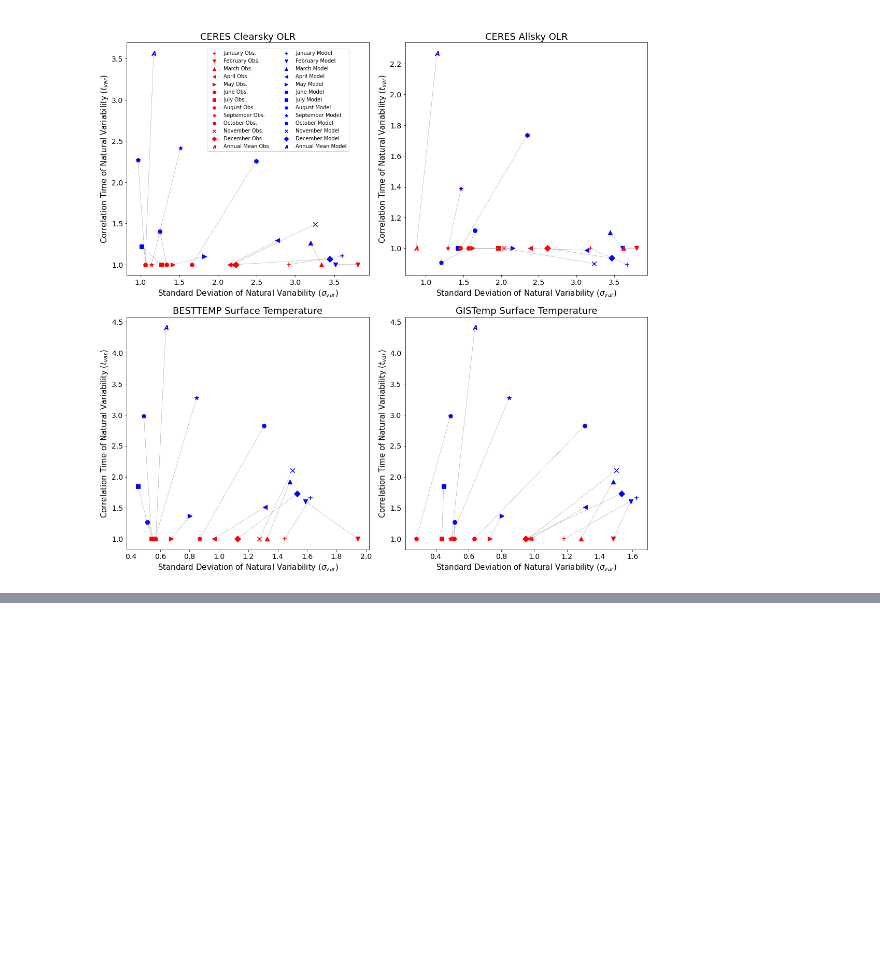
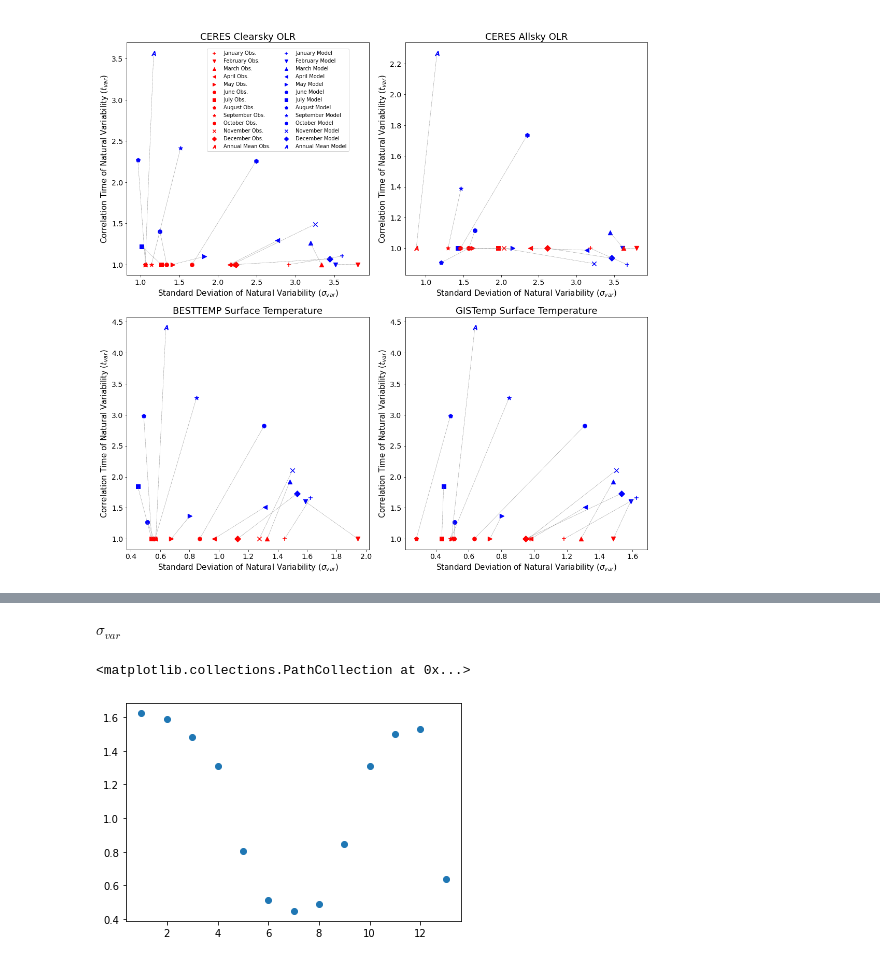
Before and after one commit to jshaw35/spectral_ice, a Jupyter notebook: trend_uncertainty/variability_comparison.ipynb, the cells around one changed output, grey strips where cells are left out. Cells and saved outputs as stored; diff of their text form; code cells hidden in the pictures; blank space fills up the shorter version.

```diff
--- a/trend_uncertainty/variability_comparison.ipynb
+++ b/trend_uncertainty/variability_comparison.ipynb
@@ -182,0 +205,7 @@ TS_GISSTEMP TS
+# %% [markdown]
+$\sigma_{var}$
+# %%
+plt.scatter(lens_data['month'],lens_data['stddev'].sel(variable='TS'))
+# %% [output]
+<matplotlib.collections.PathCollection at 0x...>
+[figure, added]
```
Also changed, not shown: parts of 13 cells of this notebook.
